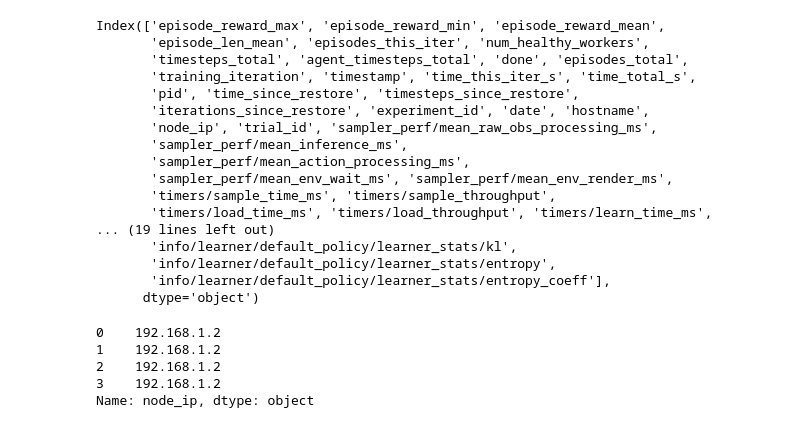
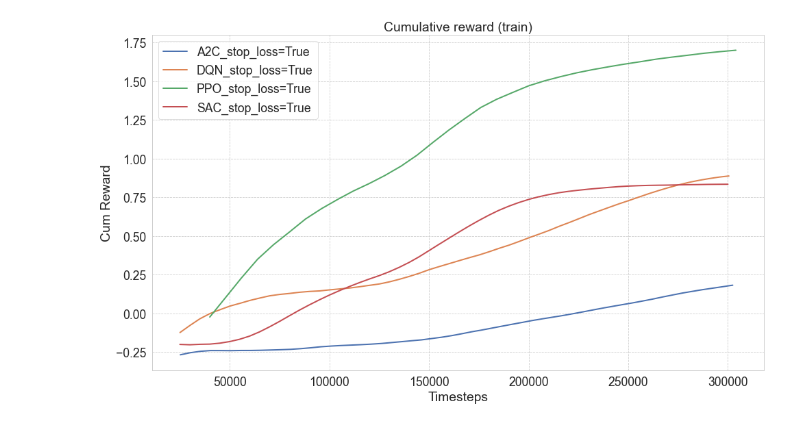
Before and after one commit to napnel/UoA-thesis-s1260099, a Jupyter notebook: progress.ipynb, the cells around one changed output. Saved outputs shown, nothing was run; the diff lists cells and outputs as text; code cells hidden in the pictures.

Commit message:
update: change stop_loss and refactoring

```diff
--- a/progress.ipynb
+++ b/progress.ipynb
@@ -228,2 +34,0 @@ axes.plot(summary_expt.loc[: , pd.IndexSlice["PPO_BuySell", :, "episode_reward_m
-# %%
-fig, axes = plt.subplots(1, 1, figsize=(16, 9))
@@ -254,7 +34,0 @@ summary_progress
-# %%
-summary_progress = {}
-
-path = os.path.join("./experiments/2021-11-09_14-37_DescTradingEnv/Trainer_DescTradingEnv_125c5_00000_0_2021-11-09_14-37-05", "progress.csv")
-progress = pd.read_csv(path)
-# summary_progress[algo] = progress[["episode_reward_mean", "evaluation/episode_reward_mean", "timesteps_total"]]
-progress
@@ -268,28 +35,30 @@ progress
-# %%
-progress.columns
-# %% [output]
-Index(['episode_reward_max', 'episode_reward_min', 'episode_reward_mean',
-       'episode_len_mean', 'episodes_this_iter', 'num_healthy_workers',
-       'timesteps_total', 'agent_timesteps_total', 'done', 'episodes_total',
-       'training_iteration', 'timestamp', 'time_this_iter_s', 'time_total_s',
-       'pid', 'time_since_restore', 'timesteps_since_restore',
-       'iterations_since_restore', 'experiment_id', 'date', 'hostname',
-       'node_ip', 'trial_id', 'sampler_perf/mean_raw_obs_processing_ms',
-       'sampler_perf/mean_inference_ms',
-       'sampler_perf/mean_action_processing_ms',
-       'sampler_perf/mean_env_wait_ms', 'sampler_perf/mean_env_render_ms',
-       'timers/sample_time_ms', 'timers/sample_throughput',
-       'timers/load_time_ms', 'timers/load_throughput', 'timers/learn_time_ms',
-... (19 lines left out)
-       'info/learner/default_policy/learner_stats/kl',
-       'info/learner/default_policy/learner_stats/entropy',
-       'info/learner/default_policy/learner_stats/entropy_coeff'],
-      dtype='object')
-# %%
-progress["node_ip"]
-# %% [output]
-0    192.168.1.2
-1    192.168.1.2
-2    192.168.1.2
-3    192.168.1.2
-Name: node_ip, dtype: object
+# %%
+# summary_progress = get_summary_progress("./ray_results/compare-action-3")
+summary_progress = get_summary_progress("./ray_results/compare-stop_loss-3")
+# %%
+def plot_target_mean(summary_progress, target: str = "episode_reward_mean"):
+    fig, ax = plt.subplots(1, 1, figsize=(16, 9))
+    title = "Cumulative reward"
+    title += " (eval)" if "evaluation" in target else " (train)"
+    ax.set_title(title)
+    for expt, trial_dict in summary_progress.items():
+        target_cv = pd.DataFrame()
+        for trial, progress in trial_dict.items():
+            # target = progress[[target, "timesteps_total"]].set_index("timesteps_total")
+            progress: pd.DataFrame = progress[[target, "timesteps_total"]].set_index("timesteps_total").rename(columns={target: trial})
+            target_cv = pd.concat([target_cv, progress], axis=1)
+            # ax.plot(progress["timesteps_total"], progress[target], label=trial)
+
+        target_cv_mean = target_cv.mean(axis=1)
+        ax.plot(target_cv_mean.rolling(window=5).mean(), label=expt)
+        # print(target_df)
+        # target_df.plot()
+        # ax.plot(progress["timesteps_total"], progress[target], label=trial)
+    ax.legend()
+    ax.grid(True)
+    ax.set_ylabel("Cum Reward")
+    ax.set_xlabel("Timesteps")
+# %%
+plot_target_mean(summary_progress, "episode_reward_mean")
+# %% [output]
+[figure, added]
```
Also changed, not shown: parts of 15 cells of this notebook, 5 other files.
